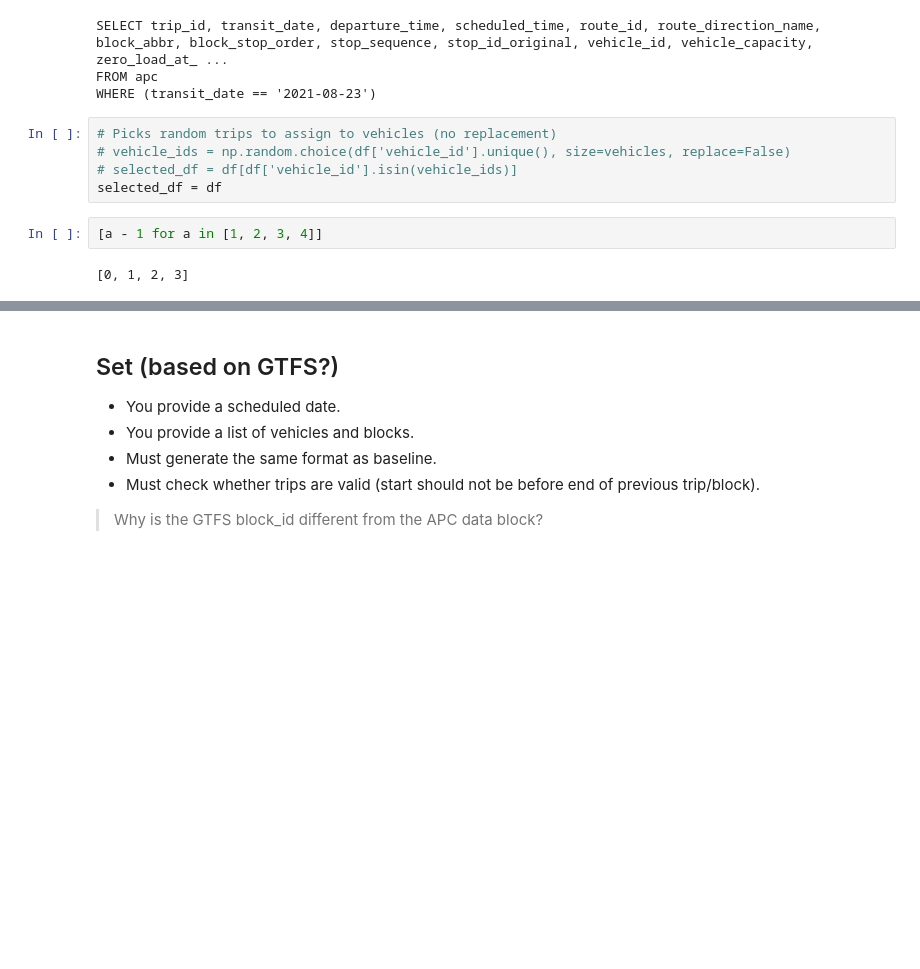
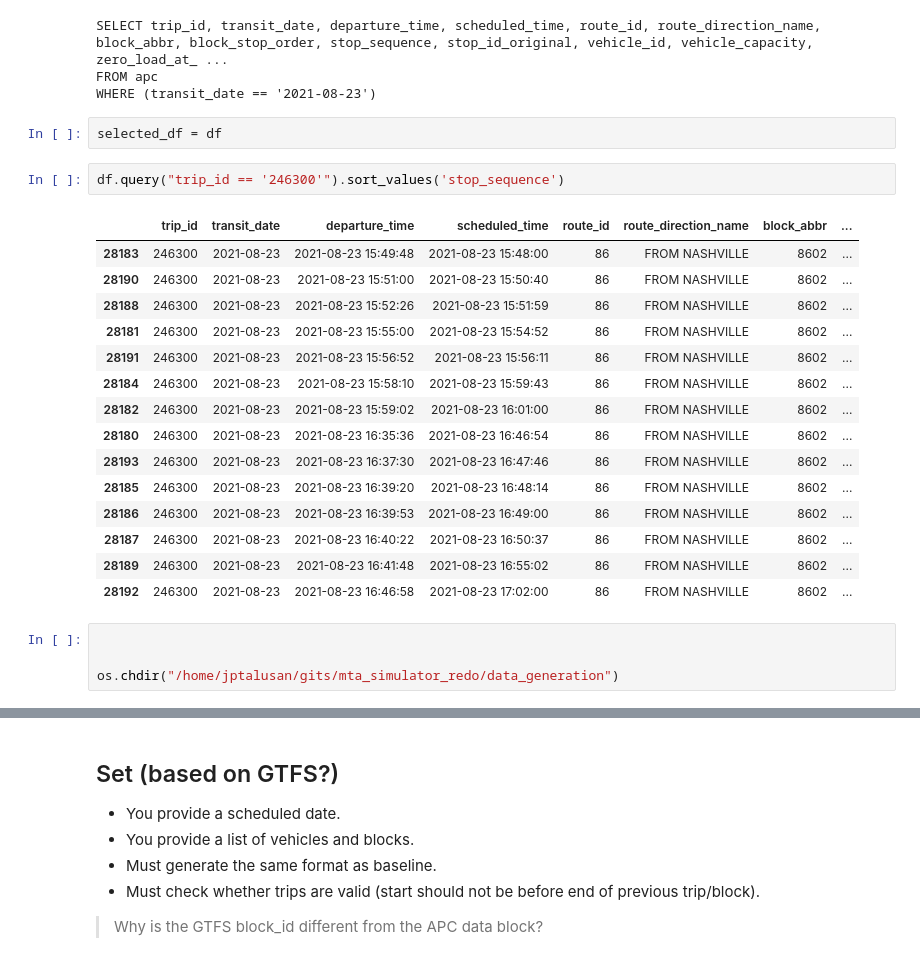
Before and after one commit to jptalusan/ICCPS_stationing, a Jupyter notebook: data_generation/generate_vehicle_plans.ipynb, the cells around one changed output, grey strips where cells are left out. Saved outputs shown, nothing was run; the diff lists cells and outputs as text; blank space fills up the shorter version.

```diff
--- a/code_root/Notebook/generate_scenarios.ipynb
+++ b/data_generation/generate_vehicle_plans.ipynb
@@ -135,15 +131,30 @@ df = apcdataafternegdelete.toPandas()
 SELECT trip_id, transit_date, departure_time, scheduled_time, route_id, route_direction_name, block_abbr, block_stop_order, stop_sequence, stop_id_original, vehicle_id, vehicle_capacity, zero_load_at_ ...
 FROM apc
 WHERE (transit_date == '2021-08-23')
-# %%
-# Picks random trips to assign to vehicles (no replacement)
-# vehicle_ids = np.random.choice(df['vehicle_id'].unique(), size=vehicles, replace=False)
-# selected_df = df[df['vehicle_id'].isin(vehicle_ids)]
-selected_df = df
-# %%
-[a - 1 for a in [1, 2, 3, 4]]
-# %% [output]
-[0, 1, 2, 3]
+# %%
+selected_df = df
+# %%
+df.query("trip_id == '246300'").sort_values('stop_sequence')
+# %% [output]
+|  | trip_id | transit_date | departure_time | scheduled_time | route_id | route_direction_name | block_abbr | ... |
+| 28183 | 246300 | 2021-08-23 | 2021-08-23 15:49:48 | 2021-08-23 15:48:00 | 86 | FROM NASHVILLE | 8602 | ... |
+| 28190 | 246300 | 2021-08-23 | 2021-08-23 15:51:00 | 2021-08-23 15:50:40 | 86 | FROM NASHVILLE | 8602 | ... |
+| 28188 | 246300 | 2021-08-23 | 2021-08-23 15:52:26 | 2021-08-23 15:51:59 | 86 | FROM NASHVILLE | 8602 | ... |
+| 28181 | 246300 | 2021-08-23 | 2021-08-23 15:55:00 | 2021-08-23 15:54:52 | 86 | FROM NASHVILLE | 8602 | ... |
+| 28191 | 246300 | 2021-08-23 | 2021-08-23 15:56:52 | 2021-08-23 15:56:11 | 86 | FROM NASHVILLE | 8602 | ... |
+| 28184 | 246300 | 2021-08-23 | 2021-08-23 15:58:10 | 2021-08-23 15:59:43 | 86 | FROM NASHVILLE | 8602 | ... |
+| 28182 | 246300 | 2021-08-23 | 2021-08-23 15:59:02 | 2021-08-23 16:01:00 | 86 | FROM NASHVILLE | 8602 | ... |
+| 28180 | 246300 | 2021-08-23 | 2021-08-23 16:35:36 | 2021-08-23 16:46:54 | 86 | FROM NASHVILLE | 8602 | ... |
+| 28193 | 246300 | 2021-08-23 | 2021-08-23 16:37:30 | 2021-08-23 16:47:46 | 86 | FROM NASHVILLE | 8602 | ... |
+| 28185 | 246300 | 2021-08-23 | 2021-08-23 16:39:20 | 2021-08-23 16:48:14 | 86 | FROM NASHVILLE | 8602 | ... |
+| 28186 | 246300 | 2021-08-23 | 2021-08-23 16:39:53 | 2021-08-23 16:49:00 | 86 | FROM NASHVILLE | 8602 | ... |
+| 28187 | 246300 | 2021-08-23 | 2021-08-23 16:40:22 | 2021-08-23 16:50:37 | 86 | FROM NASHVILLE | 8602 | ... |
+| 28189 | 246300 | 2021-08-23 | 2021-08-23 16:41:48 | 2021-08-23 16:55:02 | 86 | FROM NASHVILLE | 8602 | ... |
+| 28192 | 246300 | 2021-08-23 | 2021-08-23 16:46:58 | 2021-08-23 17:02:00 | 86 | FROM NASHVILLE | 8602 | ... |
+# %%
+
+
+os.chdir("/home/jptalusan/gits/mta_simulator_redo/data_generation")
 # %%
 # Create a dict of {[block: {trip_ids:[]}, 'block'....]}
 # trip_id dict = {'route_id', route_direction_name', 'stop_id':[], 'schedule_time':[]}
```
Also changed, not shown: parts of 5 cells of this notebook, 18 other files.
